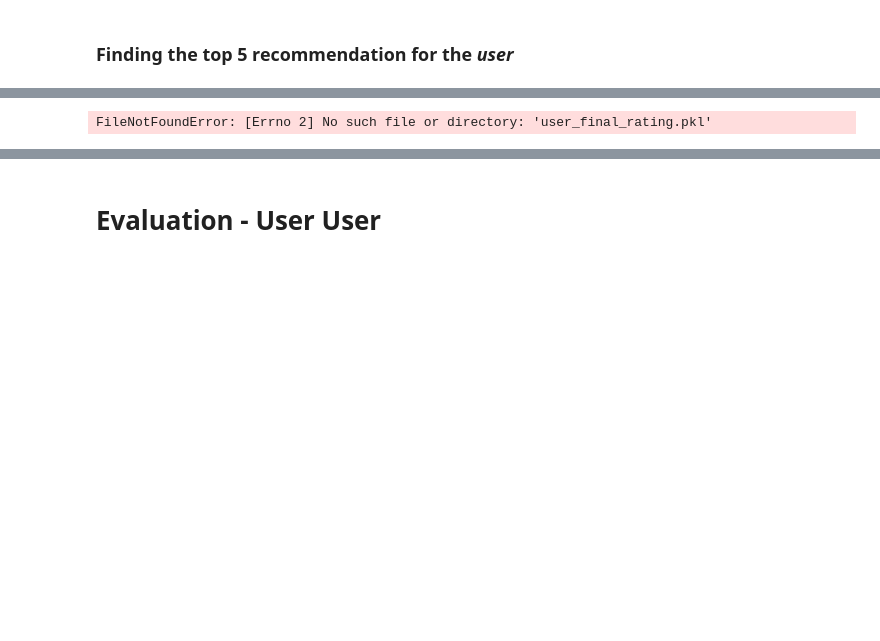
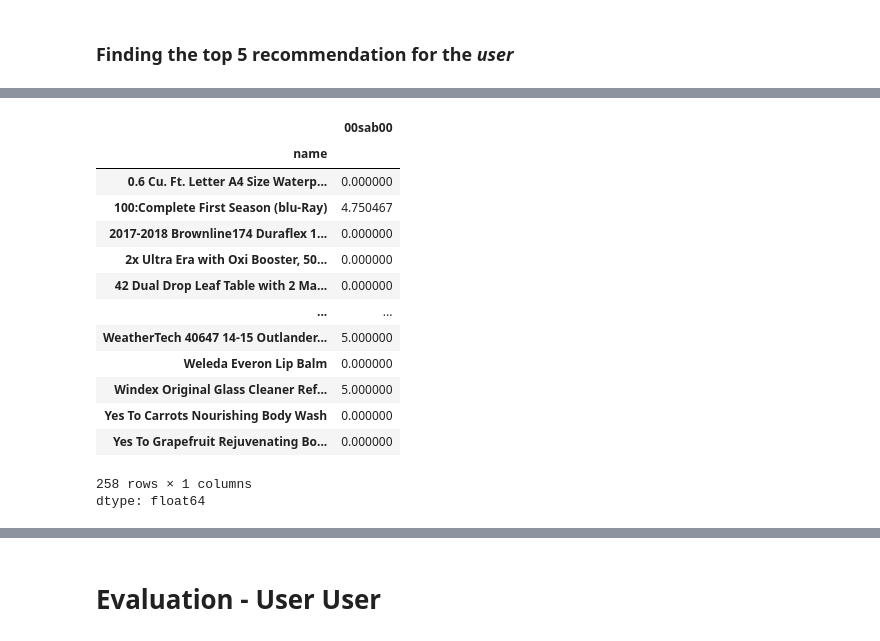
Before and after one commit to thomami244/Capstone_Project_Sentiment_Analysis, a Jupyter notebook: Recommendation+System+Notebook.ipynb, the cells around one changed output, grey strips where cells are left out. Saved outputs shown, nothing was run; the diff lists cells and outputs as text; code cells hidden in the pictures; blank space fills up the shorter version.

```diff
--- a/Recommendation+System+Notebook.ipynb
+++ b/Recommendation+System+Notebook.ipynb
@@ -1382,5 +1333,0 @@ def product_recommendations_user(user_name):
-# %%
-
-product_recommendations_user('amanda')
-# %% [output]
-FileNotFoundError: [Errno 2] No such file or directory: 'user_final_rating.pkl'
@@ -1396,0 +1334,18 @@ d.head()
+# %%
+user_final_rating_normalised.loc['00sab00']
+# %% [output]
+|  | 00sab00 |
+| name |  |
+| 0.6 Cu. Ft. Letter A4 Size Waterp... | 0.000000 |
+| 100:Complete First Season (blu-Ray) | 4.750467 |
+| 2017-2018 Brownline174 Duraflex 1... | 0.000000 |
+| 2x Ultra Era with Oxi Booster, 50... | 0.000000 |
+| 42 Dual Drop Leaf Table with 2 Ma... | 0.000000 |
+| ... | ... |
+| WeatherTech 40647 14-15 Outlander... | 5.000000 |
+| Weleda Everon Lip Balm | 0.000000 |
+| Windex Original Glass Cleaner Ref... | 5.000000 |
+| Yes To Carrots Nourishing Body Wash | 0.000000 |
+| Yes To Grapefruit Rejuvenating Bo... | 0.000000 |
+258 rows × 1 columns
+dtype: float64
```
Also changed, not shown: parts of 14 cells of this notebook, 1 other file.
